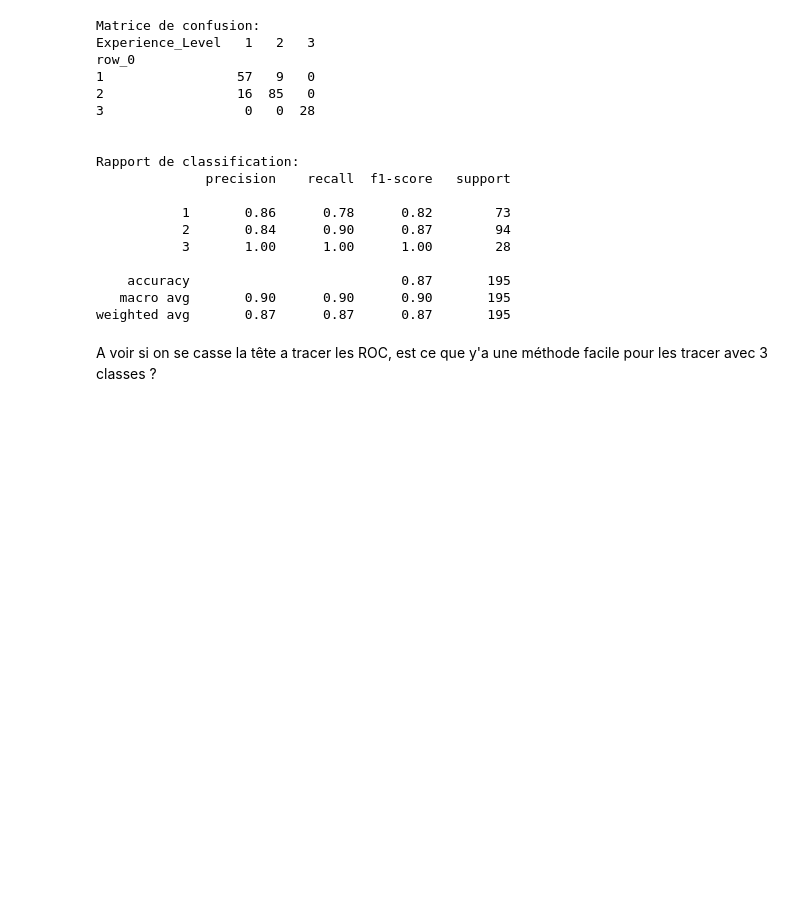
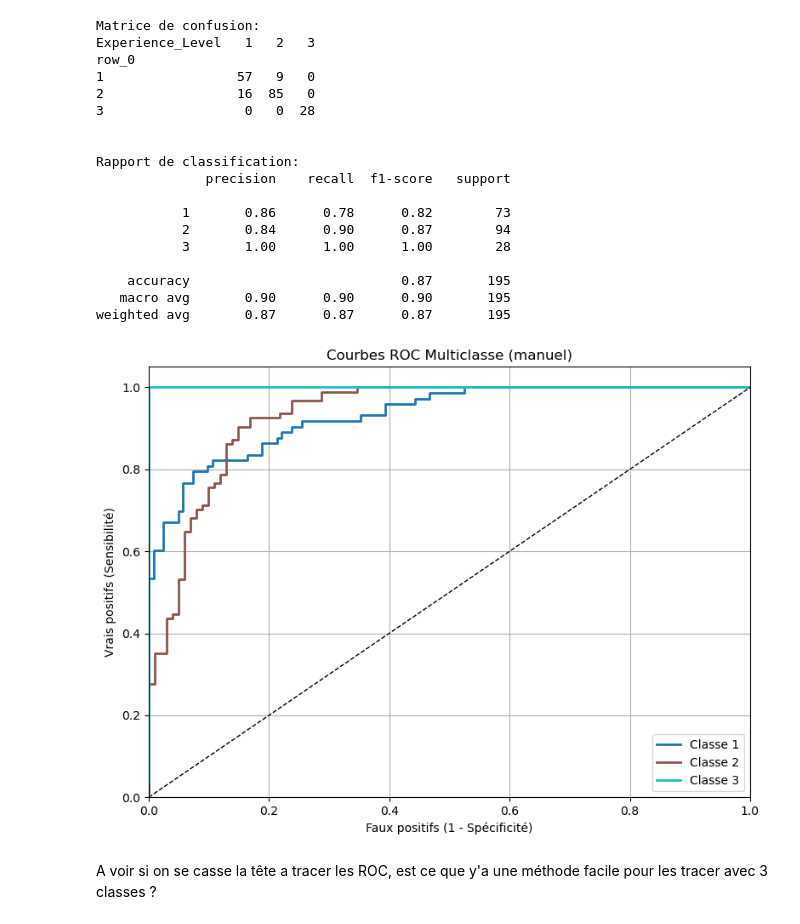
Before and after one commit to QUENTINTOUIL/Projet_ML, a Jupyter notebook: Python.ipynb, the cells around one changed output. Drawn from its saved outputs; the diff is of its cells as text; code cells hidden in the pictures; blank space fills up the shorter version.

```diff
--- a/Python.ipynb
+++ b/Python.ipynb
@@ -563,6 +625,7 @@ precision_SVM=svmOpt.score(Xb_test,Yb_test)
 # %%
 # prévision de l'échantillon test
 y_pred_test = svmOpt.predict(Xb_test)
+y_proba_test = svmOpt.predict_proba(Xb_test)
 # matrice de confusion
 table=pd.crosstab(y_pred_test ,Yb_test)
 print("Matrice de confusion: ")
@@ -592,6 +655,10 @@ Rapport de classification:
     accuracy                           0.87       195
    macro avg       0.90      0.90      0.90       195
 weighted avg       0.87      0.87      0.87       195
+# %%
+plot_multiclass_roc_manual(Yb_test,y_proba_test, class_names=None)
+# %% [output]
+[figure, added]
 # %% [markdown]
 A voir si on se casse la tête a tracer les ROC, est ce que y'a une méthode facile pour les tracer avec 3 classes ?
 # %% [markdown]
```
Also changed, not shown: parts of 22 cells of this notebook.
